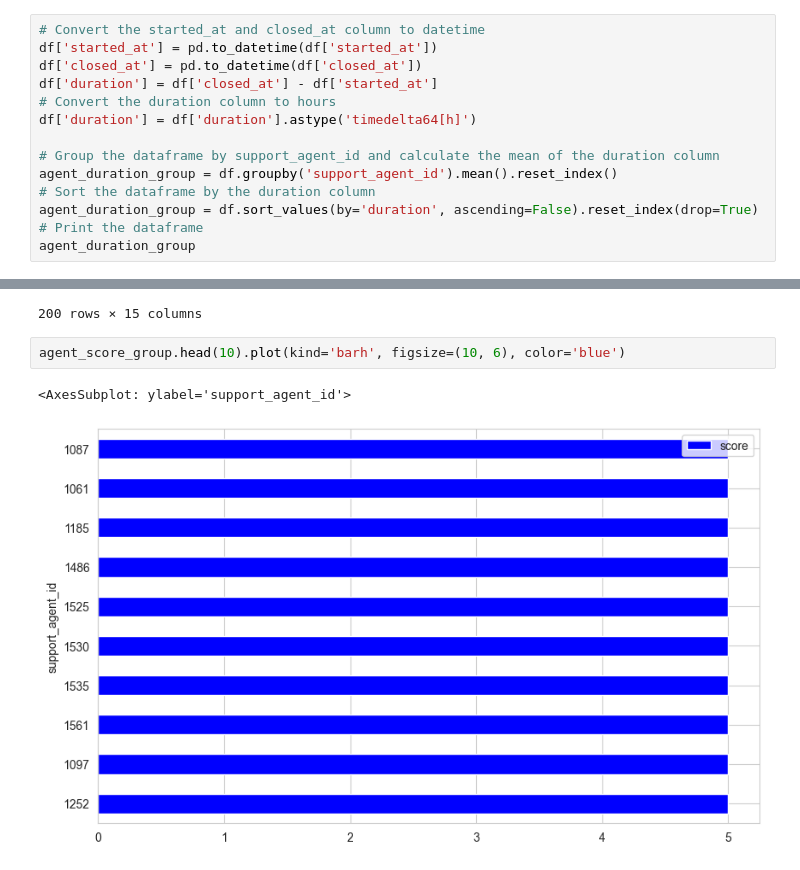
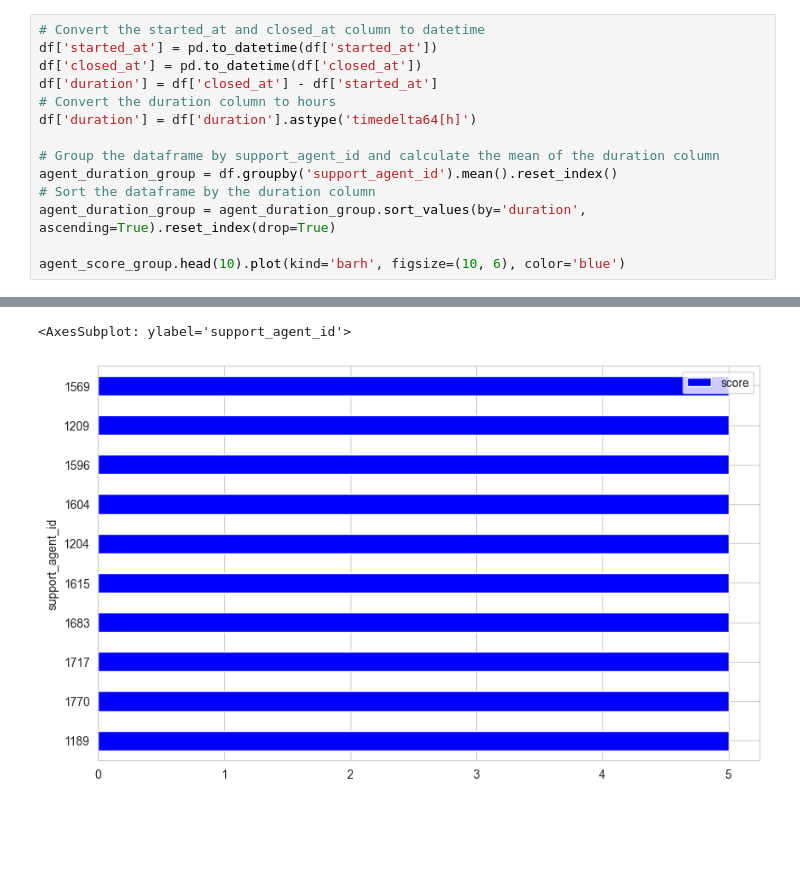
Before and after one commit to vlntn-t/nps_data_analysis, a Jupyter notebook: nps_analysis.ipynb, the cells around one changed output, grey strips where cells are left out. Drawn from its saved outputs; the diff is of its cells as text; blank space fills up the shorter version.

```diff
--- a/nps_analysis.ipynb
+++ b/nps_analysis.ipynb
@@ -87,7 +87,7 @@ df['duration'] = df['duration'].astype('timedelta64[h]')
 # Group the dataframe by support_agent_id and calculate the mean of the duration column
 agent_duration_group = df.groupby('support_agent_id').mean().reset_index()
 # Sort the dataframe by the duration column
-agent_duration_group = df.sort_values(by='duration', ascending=False).reset_index(drop=True)
-# Print the dataframe
-agent_duration_group
+agent_duration_group = agent_duration_group.sort_values(by='duration', ascending=True).reset_index(drop=True)
+
+agent_score_group.head(10).plot(kind='barh', figsize=(10, 6), color='blue')
 # %% [output]
@@ -106,9 +94,5 @@ agent_duration_group
-200 rows × 15 columns
+<AxesSubplot: ylabel='support_agent_id'>
+[figure, added]
-# %%
-agent_score_group.head(10).plot(kind='barh', figsize=(10, 6), color='blue')
-# %% [output]
-<AxesSubplot: ylabel='support_agent_id'>
-[figure, removed]
 # %%
 # group the created_at column by month and year
 df['created_at'] = pd.to_datetime(df['created_at'])
```
Also changed, not shown: parts of 9 cells of this notebook, 1 other file.
